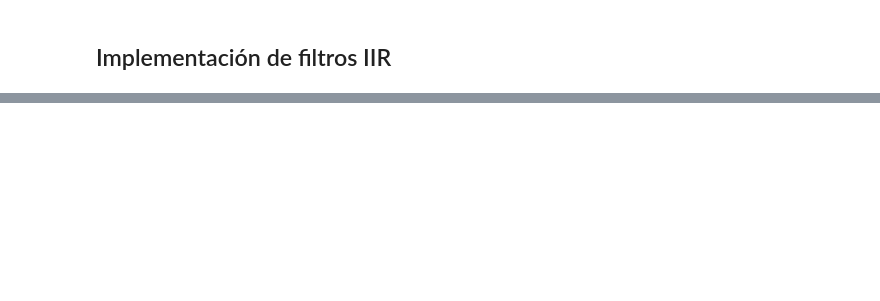
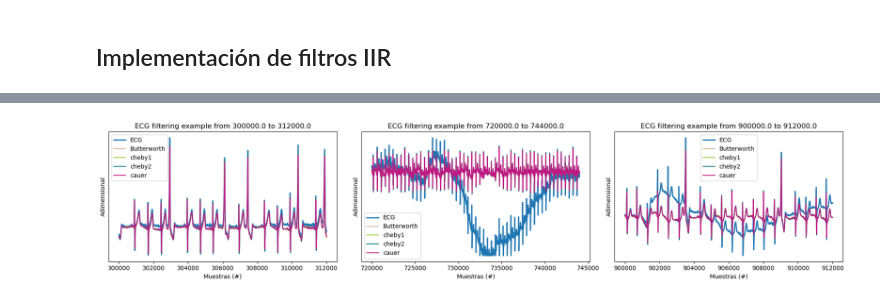
Before and after one commit to moradelacorte/APS, a Jupyter notebook: Mis_trabajos/TS7.ipynb, the cells around one changed output, grey strips where cells are left out. Drawn from its saved outputs; the diff is of its cells as text; code cells hidden in the pictures; blank space fills up the shorter version.

```diff
--- a/Mis_trabajos/TS7.ipynb
+++ b/Mis_trabajos/TS7.ipynb
@@ -348,0 +387,34 @@ for ii in regs_interes:
+# %%
+# Regiones de interés con ruido
+regs_interes = (
+        np.array([5, 5.2]) *60*fs, # minutos a muestras
+        np.array([12, 12.4]) *60*fs, # minutos a muestras
+        np.array([15, 15.2]) *60*fs, # minutos a muestras
+        )
+
+fig, axes = plt.subplots(1, len(regs_interes), figsize=(6 * len(regs_interes), 4))
+
+if len(regs_interes) == 1:
+    axes = [axes]
+
+for ax, ii in zip(axes, regs_interes):
+
+    # intervalo limitado de 0 a cant_muestras
+    zoom_region = np.arange(np.max([0, ii[0]]), np.min([N, ii[1]]), dtype='uint')
+
+    ax.plot(zoom_region, ecg_one_lead[zoom_region], label='ECG', linewidth=2)
+    ax.plot(zoom_region, ecg_but[zoom_region], label='Butterworth', color='tan')
+    ax.plot(zoom_region, ecg_chb1[zoom_region], label='cheby1', color='yellowgreen')
+    ax.plot(zoom_region, ecg_chb2[zoom_region], label='cheby2', color='teal')
+    ax.plot(zoom_region, ecg_cau[zoom_region], label='cauer', color='mediumvioletred')
+
+    ax.set_title('ECG filtering example from ' + str(ii[0]) + ' to ' + str(ii[1]))
+    ax.set_ylabel('Adimensional')
+    ax.set_xlabel('Muestras (#)')
+    ax.legend()
+    ax.set_yticks(())
+
+plt.tight_layout()
+plt.show()
+# %% [output]
+[figure, added]
```
Also changed, not shown: parts of 28 cells of this notebook.
